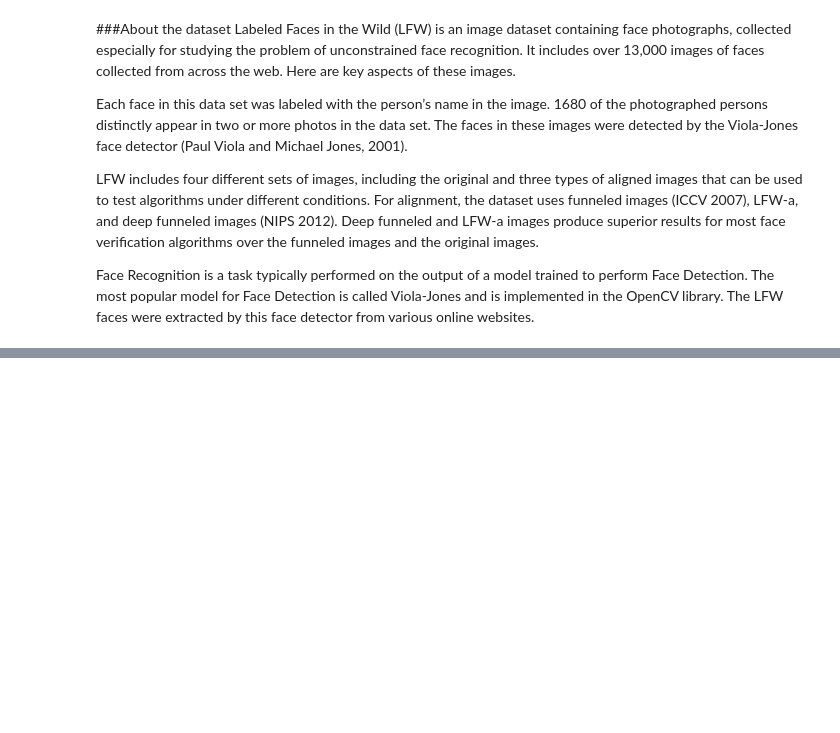
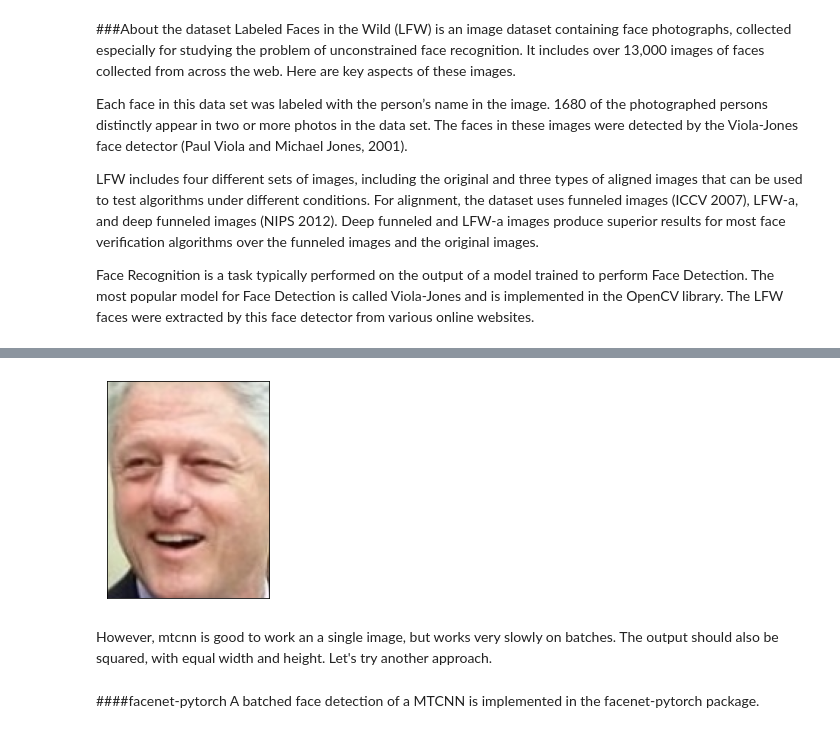
Before and after one commit to pasqualemocerino/AILabProj-FaceRecognition, a Jupyter notebook: FaceRecognition.ipynb, the cells around one changed output, grey strips where cells are left out. Drawn from its saved outputs; the diff is of its cells as text; code cells hidden in the pictures; blank space fills up the shorter version.

```diff
--- a/FaceRecognition.ipynb
+++ b/FaceRecognition.ipynb
@@ -214,0 +161,7 @@ The classification step could be done by calculating the embedding distances bet
+# %%
+import cv2
+import mtcnn
+from mtcnn.mtcnn import MTCNN
+
+image_path = "/content/data/lfw-py/lfw_funneled/Bill_Clinton/Bill_Clinton_0004.jpg"
+print("Versione di MTCNN:", mtcnn.__version__)
@@ -214,0 +221,21 @@ The classification step could be done by calculating the embedding distances bet
+# %%
+def crop_face(image, bboxes):
+    for box in bboxes:
+        x, y, w, h = box['box']
+        return image[y:y+h, x:x+w]
+# %%
+image = cv2.imread(image_path)
+image = cv2.cvtColor(image, cv2.COLOR_BGR2RGB)
+
+face = crop_face(image,bboxes)
+plt.imshow(face)
+plt.xticks([])
+plt.yticks([])
+plt.show()
+# %% [output]
+[figure, added]
+# %% [markdown]
+However, mtcnn is good to work an a single image, but works very slowly on batches. The output should also be squared, with equal width and height. Let's try another approach.
+# %% [markdown]
+####facenet-pytorch
+A batched face detection of a MTCNN is implemented in the facenet-pytorch package.
```
Also changed, not shown: parts of 69 cells of this notebook.
